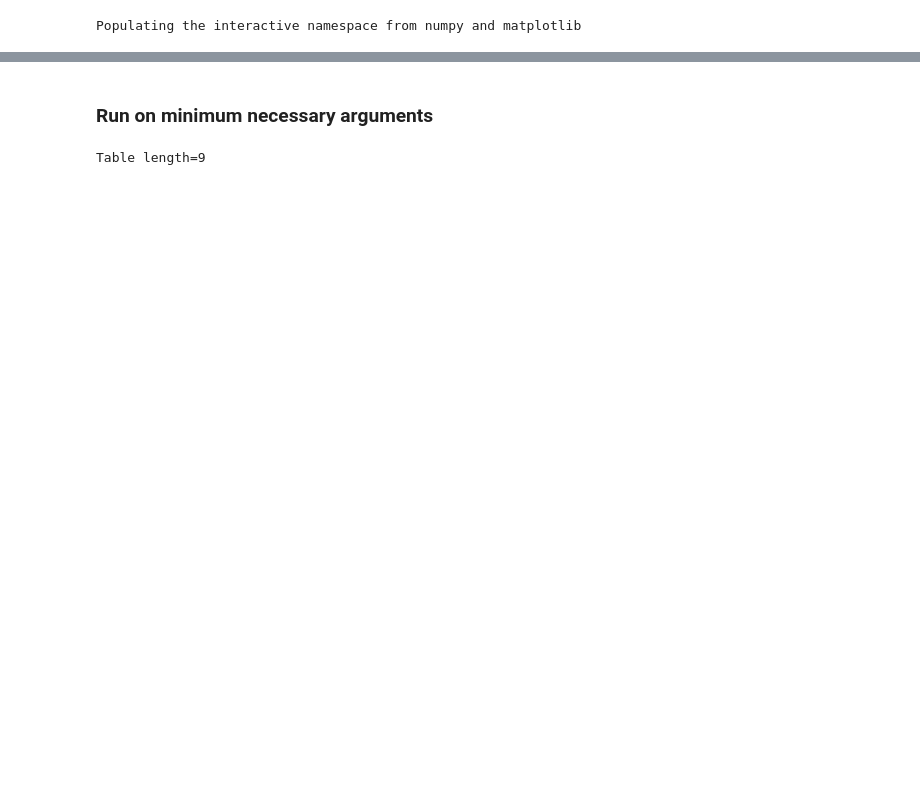
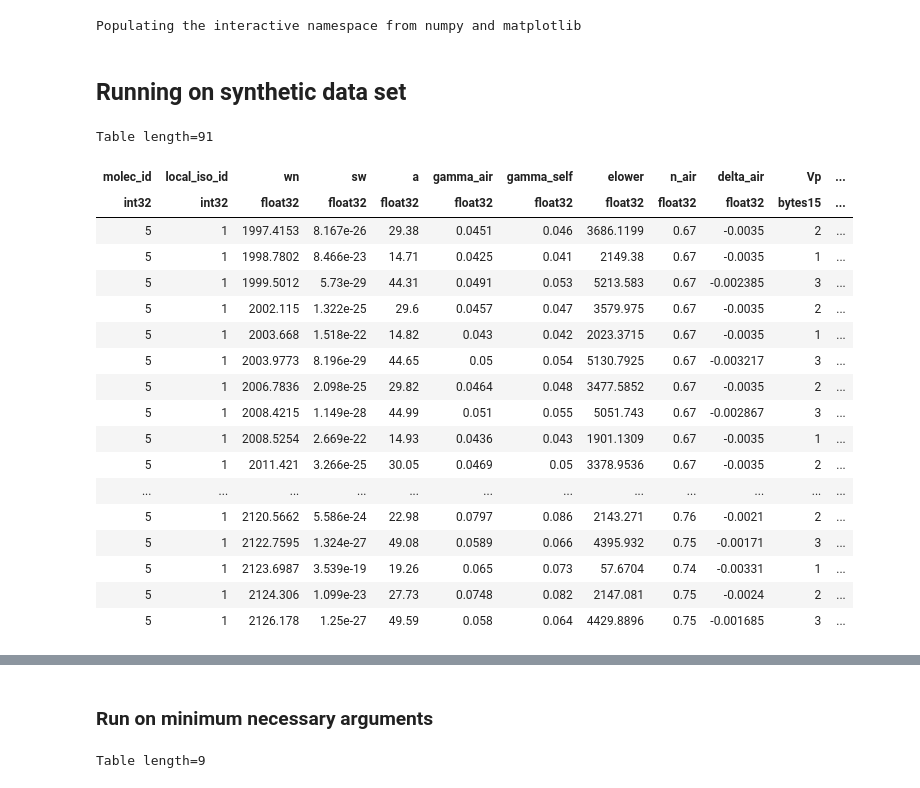
Before and after one commit to csalyk/slab_fitter, a Jupyter notebook: slab_fitter_adam.ipynb, the cells around one changed output, grey strips where cells are left out. Drawn from its saved outputs; the diff is of its cells as text; code cells hidden in the pictures; blank space fills up the shorter version.

```diff
--- a/slab_fitter_adam.ipynb
+++ b/slab_fitter_adam.ipynb
@@ -20,2 +22,4 @@ from helpers import *
 # %% [output]
 Populating the interactive namespace from numpy and matplotlib
+# %% [markdown]
+## Running on synthetic data set
@@ -21,0 +94,22 @@ Populating the interactive namespace from numpy and matplotlib
+# %%
+synthdata
+# %% [output]
+Table length=91
+| molec_id | local_iso_id | wn | sw | a | gamma_air | gamma_self | elower | n_air | delta_air | Vp | ... |
+| int32 | int32 | float32 | float32 | float32 | float32 | float32 | float32 | float32 | float32 | bytes15 | ... |
+| 5 | 1 | 1997.4153 | 8.167e-26 | 29.38 | 0.0451 | 0.046 | 3686.1199 | 0.67 | -0.0035 | 2 | ... |
+| 5 | 1 | 1998.7802 | 8.466e-23 | 14.71 | 0.0425 | 0.041 | 2149.38 | 0.67 | -0.0035 | 1 | ... |
+| 5 | 1 | 1999.5012 | 5.73e-29 | 44.31 | 0.0491 | 0.053 | 5213.583 | 0.67 | -0.002385 | 3 | ... |
+| 5 | 1 | 2002.115 | 1.322e-25 | 29.6 | 0.0457 | 0.047 | 3579.975 | 0.67 | -0.0035 | 2 | ... |
+| 5 | 1 | 2003.668 | 1.518e-22 | 14.82 | 0.043 | 0.042 | 2023.3715 | 0.67 | -0.0035 | 1 | ... |
+| 5 | 1 | 2003.9773 | 8.196e-29 | 44.65 | 0.05 | 0.054 | 5130.7925 | 0.67 | -0.003217 | 3 | ... |
+| 5 | 1 | 2006.7836 | 2.098e-25 | 29.82 | 0.0464 | 0.048 | 3477.5852 | 0.67 | -0.0035 | 2 | ... |
+| 5 | 1 | 2008.4215 | 1.149e-28 | 44.99 | 0.051 | 0.055 | 5051.743 | 0.67 | -0.002867 | 3 | ... |
+| 5 | 1 | 2008.5254 | 2.669e-22 | 14.93 | 0.0436 | 0.043 | 1901.1309 | 0.67 | -0.0035 | 1 | ... |
+| 5 | 1 | 2011.421 | 3.266e-25 | 30.05 | 0.0469 | 0.05 | 3378.9536 | 0.67 | -0.0035 | 2 | ... |
+| ... | ... | ... | ... | ... | ... | ... | ... | ... | ... | ... | ... |
+| 5 | 1 | 2120.5662 | 5.586e-24 | 22.98 | 0.0797 | 0.086 | 2143.271 | 0.76 | -0.0021 | 2 | ... |
+| 5 | 1 | 2122.7595 | 1.324e-27 | 49.08 | 0.0589 | 0.066 | 4395.932 | 0.75 | -0.00171 | 3 | ... |
+| 5 | 1 | 2123.6987 | 3.539e-19 | 19.26 | 0.065 | 0.073 | 57.6704 | 0.74 | -0.00331 | 1 | ... |
+| 5 | 1 | 2124.306 | 1.099e-23 | 27.73 | 0.0748 | 0.082 | 2147.081 | 0.75 | -0.0024 | 2 | ... |
+| 5 | 1 | 2126.178 | 1.25e-27 | 49.59 | 0.058 | 0.064 | 4429.8896 | 0.75 | -0.001685 | 3 | ... |
```
Also changed, not shown: parts of 12 cells of this notebook, 2 other files.
